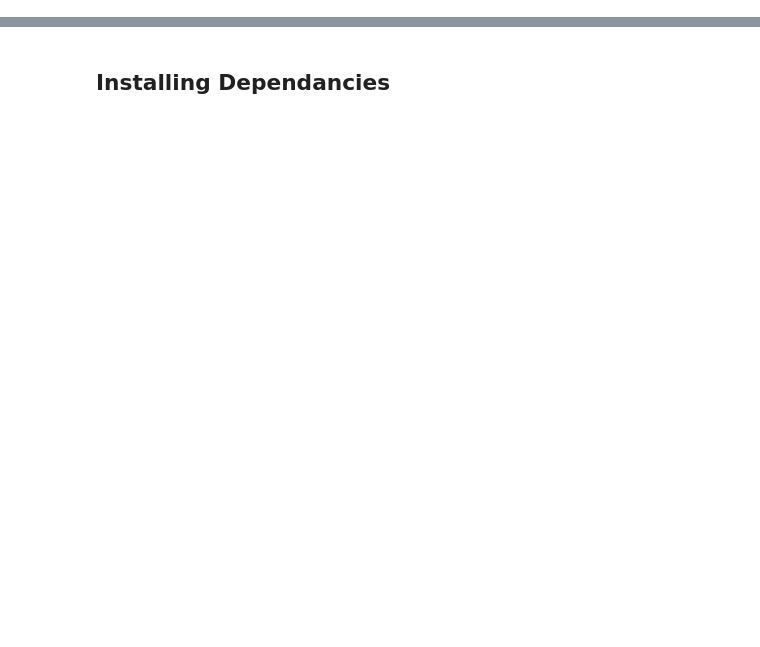
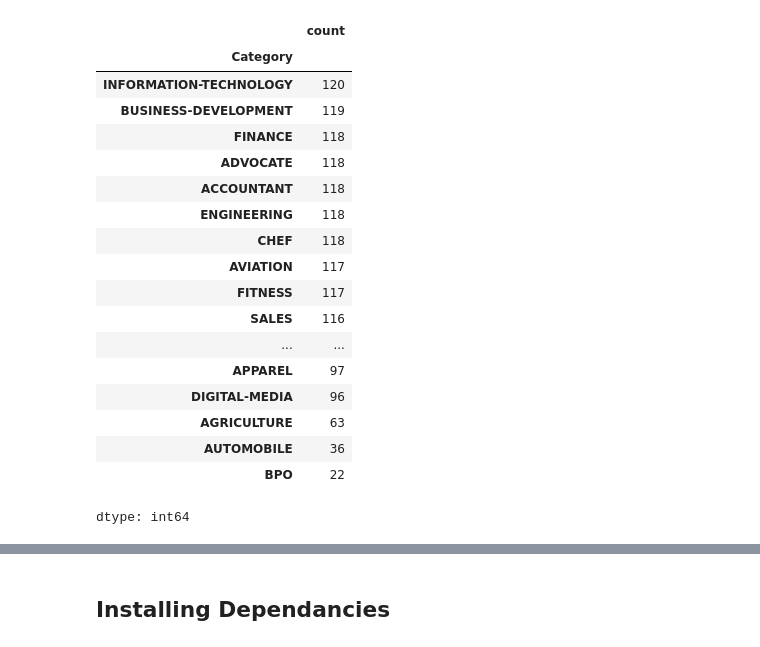
Before and after one commit to mk7890/Resume-Parsing-System, a Jupyter notebook: ResumeParsingSystem_Modeling.ipynb, the cells around one changed output, grey strips where cells are left out. Cells and saved outputs as stored; diff of their text form; code cells hidden in the pictures; blank space fills up the shorter version.

```diff
--- a/ResumeParsingSystem_Modeling.ipynb
+++ b/ResumeParsingSystem_Modeling.ipynb
@@ -2,0 +69,3 @@
+# %%
+clean_resume_data = pd.read_csv("/content/clean_resume_data.csv")
+clean_resume_data.head()
@@ -2,0 +96,25 @@
+# %%
+# drop row with missing values withou changine original dataframe
+clean_resume_data.dropna(inplace=True)
+# %%
+clean_resume_data['Category'].value_counts()
+# %% [output]
+|  | count |
+| Category |  |
+| INFORMATION-TECHNOLOGY | 120 |
+| BUSINESS-DEVELOPMENT | 119 |
+| FINANCE | 118 |
+| ADVOCATE | 118 |
+| ACCOUNTANT | 118 |
+| ENGINEERING | 118 |
+| CHEF | 118 |
+| AVIATION | 117 |
+| FITNESS | 117 |
+| SALES | 116 |
+| ... | ... |
+| APPAREL | 97 |
+| DIGITAL-MEDIA | 96 |
+| AGRICULTURE | 63 |
+| AUTOMOBILE | 36 |
+| BPO | 22 |
+dtype: int64
```
Also changed, not shown: parts of 34 cells of this notebook.
